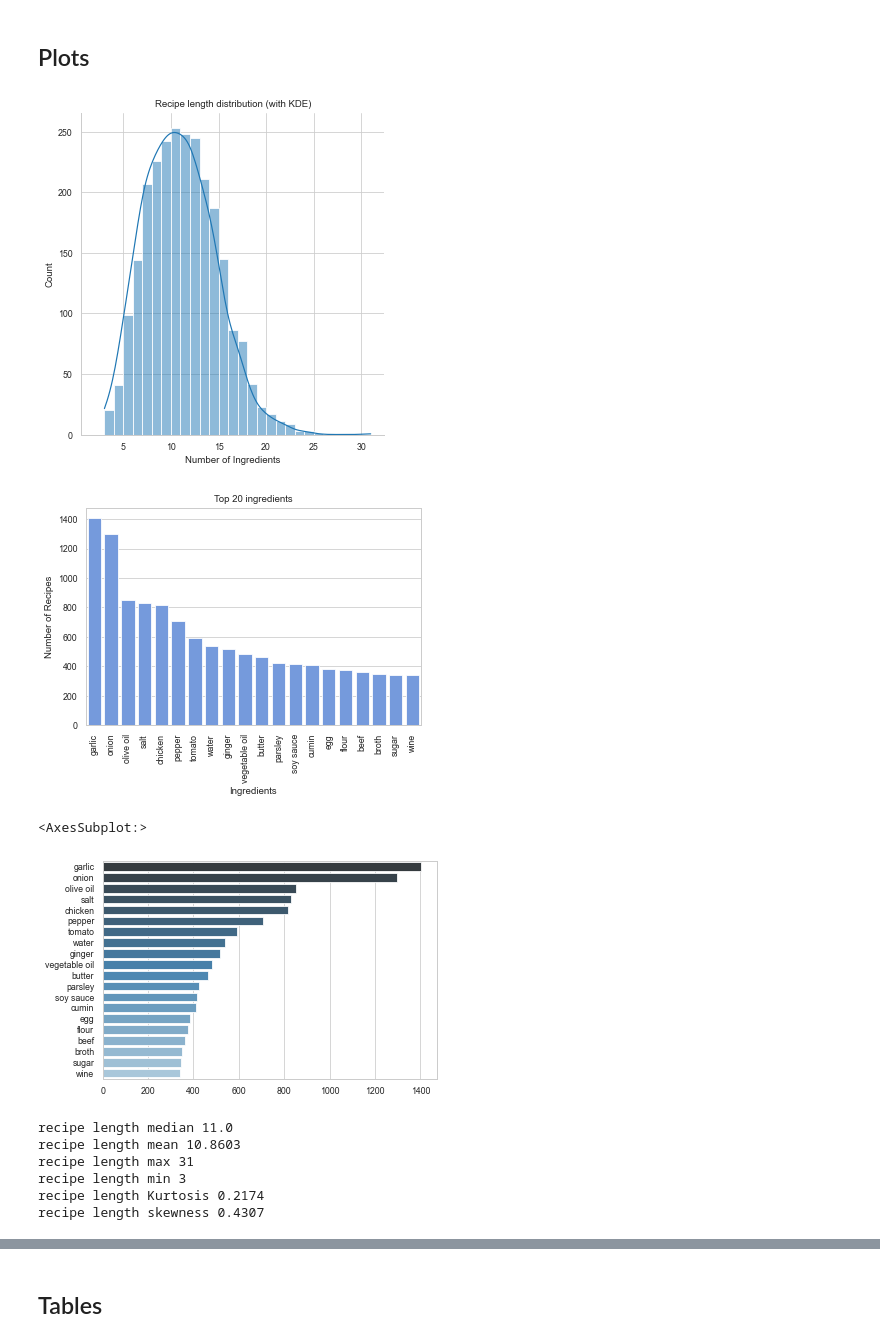
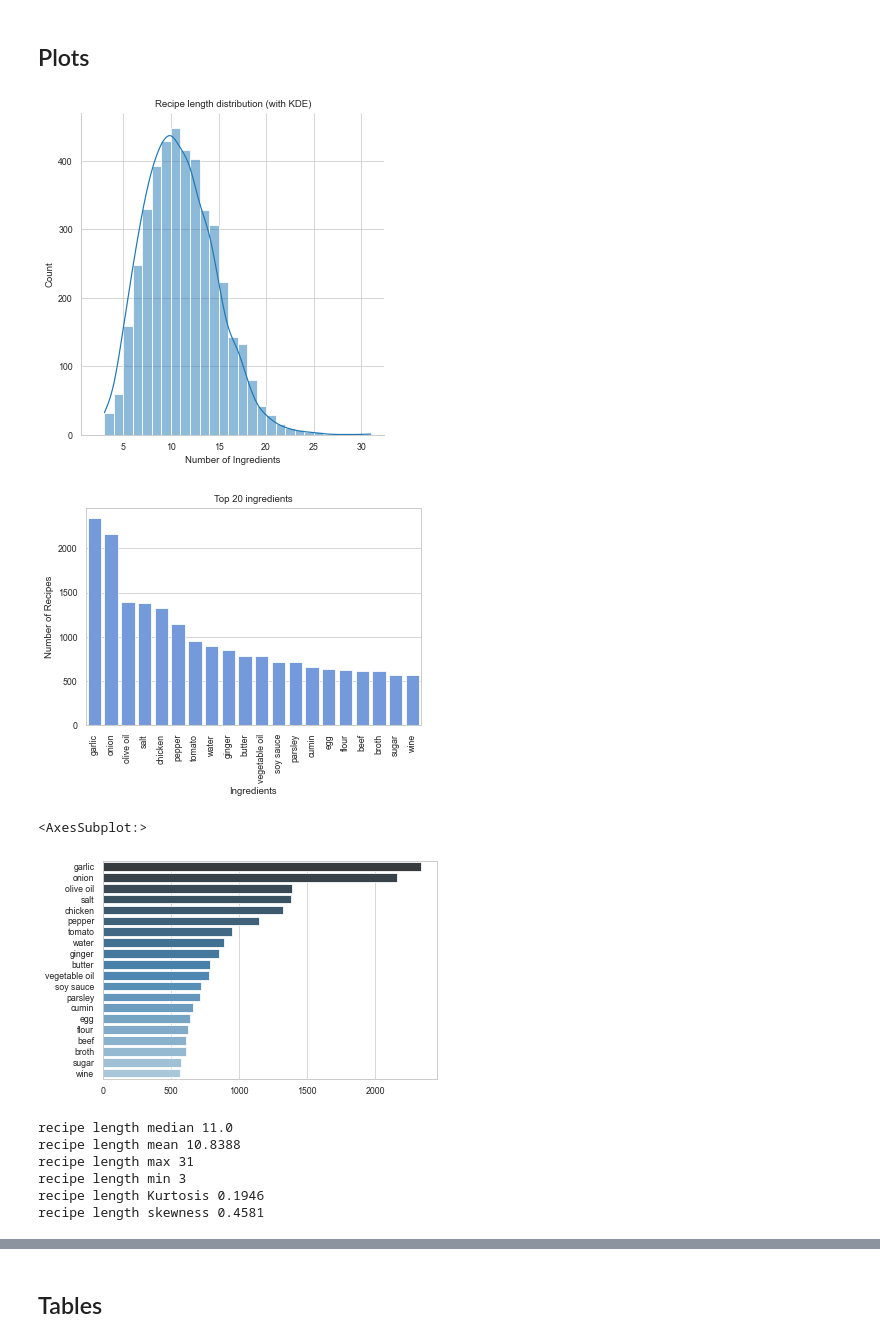
Before and after one commit to TedOiler/dme_gp, a Jupyter notebook: recipes/main.ipynb, the cells around one changed output, grey strips where cells are left out. Cells and saved outputs as stored; diff of their text form; code cells hidden in the pictures.

Commit message:
changed EDA to the original dataset

```diff
--- a/recipes/main.ipynb
+++ b/recipes/main.ipynb
@@ -67,45 +67,45 @@ for n in range(0, 12, 1):
 # %%
 #------------EXPLORATORY DATA ANALYSIS-----------------
 
 ## Diagrams
 ## -- Plot number of ingredients
 sns.set_context('paper')
 sns.set_style("whitegrid")
-ax = sns.displot(np.sum(X_train,axis=1), bins=np.linspace(1,29,29)+1,kde=True)
+ax = sns.displot(np.sum(dataset_X,axis=1), bins=np.linspace(1,29,29)+1,kde=True)
 ax.set(xlabel="Number of Ingredients", title="Recipe length distribution (with KDE)")
 # ax.savefig("./Figures/Recipe_length.png", dpi=500) ## Save the figure produced
 
 ##--- top 20 most used ingredients
 fig, ax = plt.subplots()
 # sum up occurences of each ingredient and
 # filter for the 20 most frequent
-most_freq_ing = X_train.sum().nlargest(20)
+most_freq_ing = dataset_X.sum().nlargest(20)
 ax = sns.barplot(x=most_freq_ing.index, y=most_freq_ing.values, color='cornflowerblue')
 ax.set(xlabel="Ingredients", ylabel="Number of Recipes", title="Top 20 ingredients")
 xticks = ax.set_xticklabels(ax.get_xticklabels(), rotation=90)
 # ax.figure.savefig("./Figures/Top_20.png", dpi=500,bbox_inches='tight') ## Save the figure produced
 # %% [output]
-[figure, old version]
+[figure, new version]
-[figure, old version]
+[figure, new version]
 # %%
 ## 2nd Version of barplot, with vertical orientation
 cc = sns.color_palette("Blues_d", 20)
 sns.barplot(y=most_freq_ing.index,x=most_freq_ing.values, palette=reversed(cc))
 # %% [output]
 <AxesSubplot:>
-[figure, old version]
+[figure, new version]
 # %%
 ## --- Metrics for the recipe length distribution
-print("recipe length median {}".format(np.sum(X_train,axis=1).median()))
-print("recipe length mean {}".format(round(np.sum(X_train,axis=1).mean(),4)))
-print("recipe length max {}".format(np.sum(X_train,axis=1).max()))
-print("recipe length min {}".format(np.sum(X_train,axis=1).min()))
-print("recipe length Kurtosis {}".format(round(kurtosis(np.sum(X_train,axis=1)),4)))
-print("recipe length skewness {}".format(round(skew(np.sum(X_train,axis=1)),4)))
+print("recipe length median {}".format(np.sum(dataset_X,axis=1).median()))
+print("recipe length mean {}".format(round(np.sum(dataset_X,axis=1).mean(),4)))
+print("recipe length max {}".format(np.sum(dataset_X,axis=1).max()))
+print("recipe length min {}".format(np.sum(dataset_X,axis=1).min()))
+print("recipe length Kurtosis {}".format(round(kurtosis(np.sum(dataset_X,axis=1)),4)))
+print("recipe length skewness {}".format(round(skew(np.sum(dataset_X,axis=1)),4)))
 # %% [output]
 recipe length median 11.0
-recipe length mean 10.8603
+recipe length mean 10.8388
 recipe length max 31
 recipe length min 3
-recipe length Kurtosis 0.2174
-recipe length skewness 0.4307
+recipe length Kurtosis 0.1946
+recipe length skewness 0.4581
```
Also changed, not shown: parts of 9 cells of this notebook.
